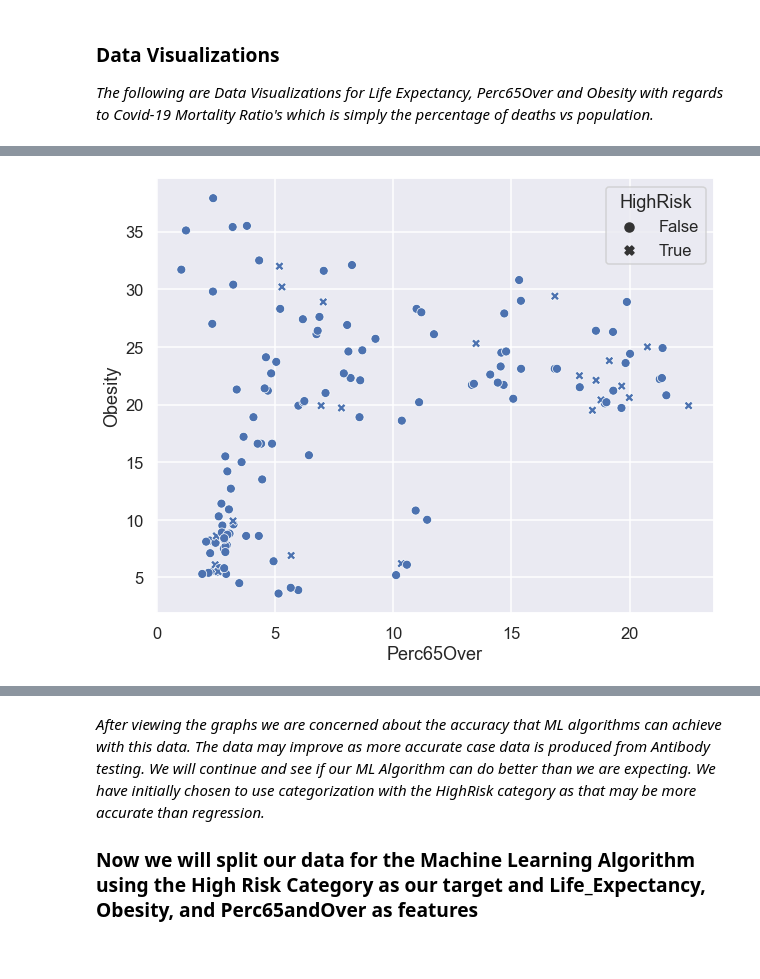
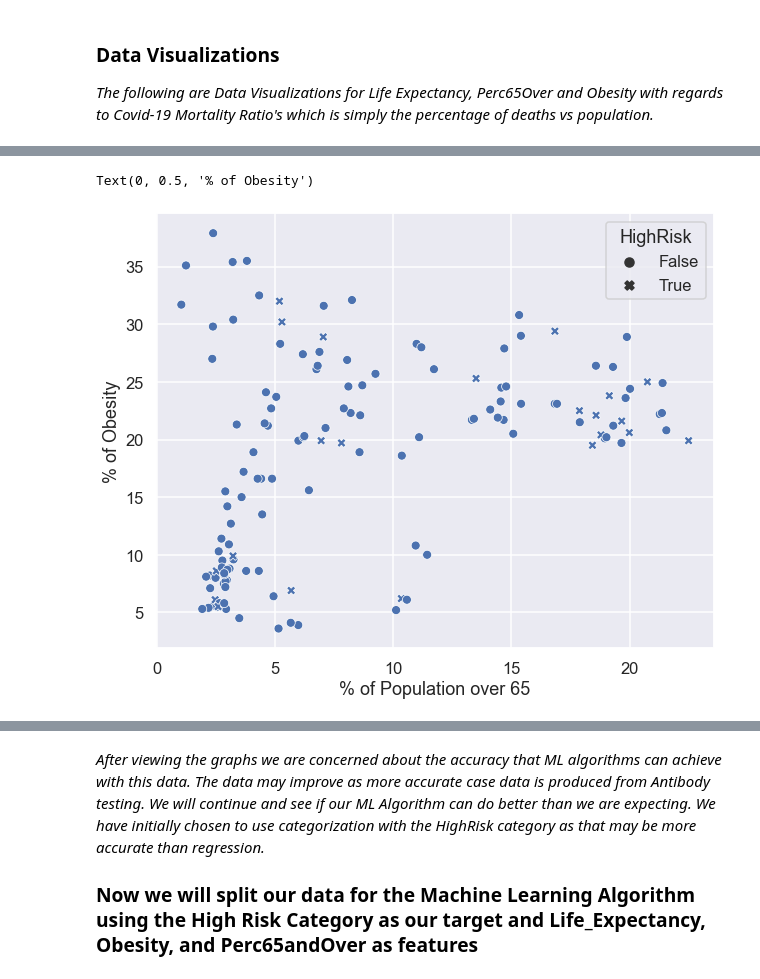
Before and after one commit to chrisweilacker/CovidMachineLearningProject, a Jupyter notebook: CovidMLProject.ipynb, the cells around one changed output, grey strips where cells are left out. Cells and saved outputs as stored; diff of their text form; code cells hidden in the pictures.

```diff
--- a/CovidMLProject.ipynb
+++ b/CovidMLProject.ipynb
@@ -123,6 +127,9 @@ sns.scatterplot(data=df, x='Perc65Over', y='Obesity', hue='NormCovid19Mortality'
 # %%
 sns.scatterplot(data=df, x='Perc65Over', y='Obesity', style='HighRisk');
+plt.xlabel("% of Population over 65")
+plt.ylabel("% of Obesity")
 # %% [output]
+Text(0, 0.5, '% of Obesity')
-[figure, old version]
+[figure, new version]
 # %%
 sns.scatterplot(data=df, x='Life_Expectancy', y='Obesity', style='HighRisk')
```
Also changed, not shown: parts of 11 cells of this notebook.
